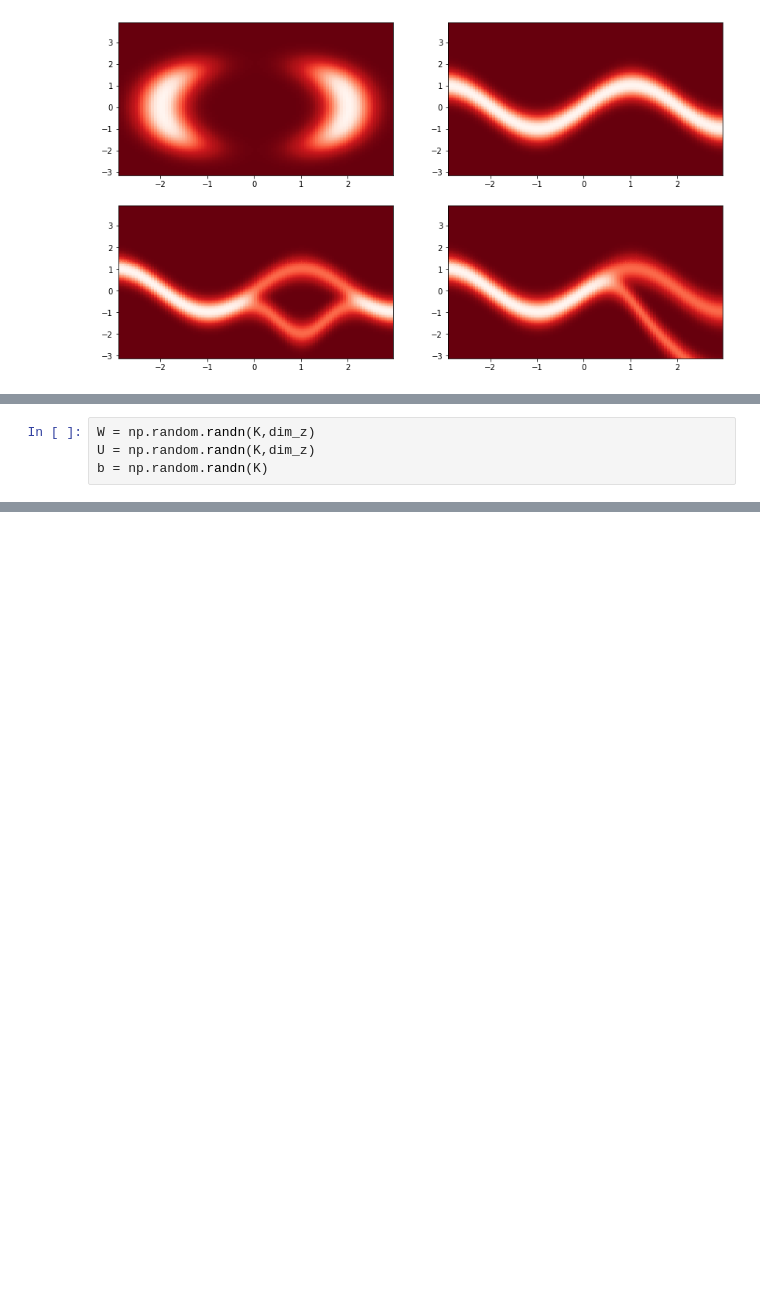
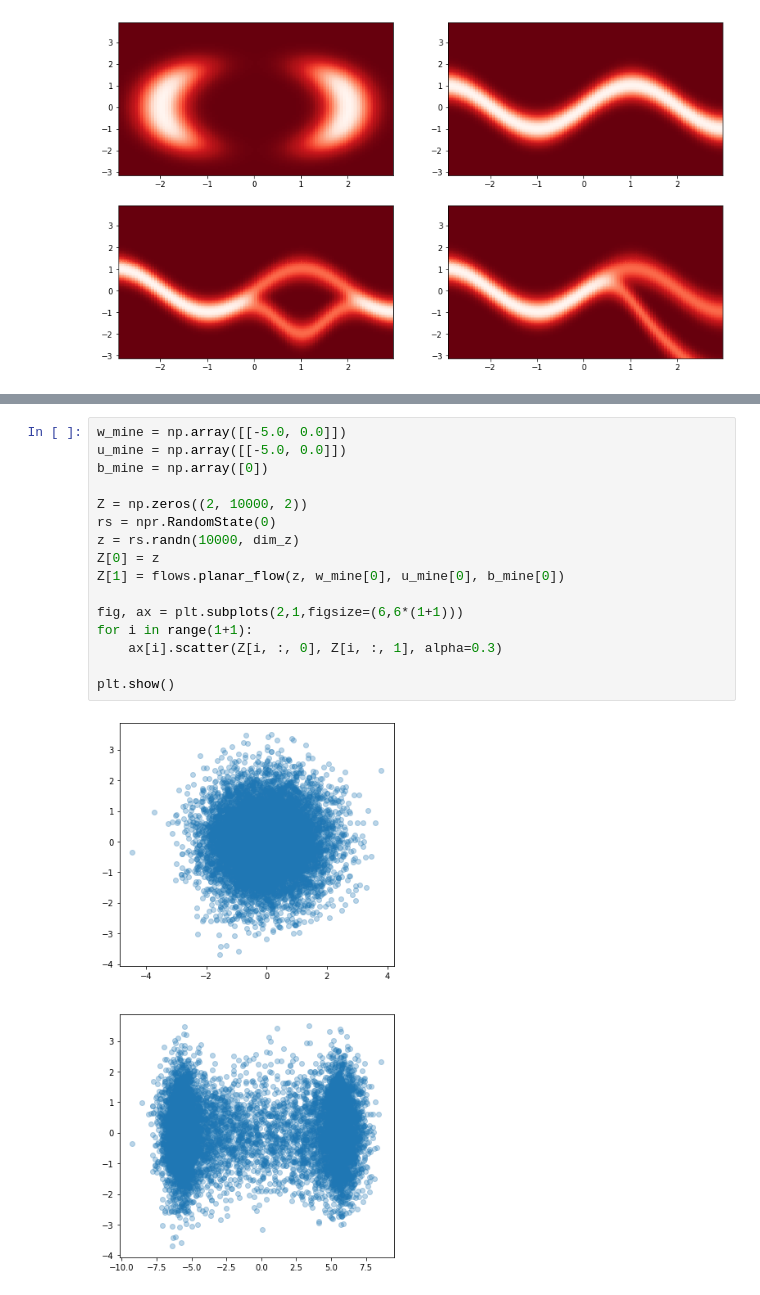
Before and after one commit to suton5/vi-normflows, a Jupyter notebook: Experimentation.ipynb, the cells around one changed output, grey strips where cells are left out. Drawn from its saved outputs; the diff is of its cells as text; blank space fills up the shorter version.

```diff
--- a/Experimentation.ipynb
+++ b/Experimentation.ipynb
@@ -238,4 +236,0 @@ samples = np.random.randn(K+1, dim_z, num_samples)
-# %%
-W = np.random.randn(K,dim_z)
-U = np.random.randn(K,dim_z)
-b = np.random.randn(K)
@@ -430,0 +420,18 @@ array([[[ 0.        ,  0.        ],
+# %%
+w_mine = np.array([[-5.0, 0.0]])
+u_mine = np.array([[-5.0, 0.0]])
+b_mine = np.array([0])
+
+Z = np.zeros((2, 10000, 2))
+rs = npr.RandomState(0)
+z = rs.randn(10000, dim_z)
+Z[0] = z
+Z[1] = flows.planar_flow(z, w_mine[0], u_mine[0], b_mine[0])
+
+fig, ax = plt.subplots(2,1,figsize=(6,6*(1+1)))
+for i in range(1+1):
+    ax[i].scatter(Z[i, :, 0], Z[i, :, 1], alpha=0.3)
+
+plt.show()
+# %% [output]
+[figure, added]
```
Also changed, not shown: parts of 23 cells of this notebook, 2 other files.
